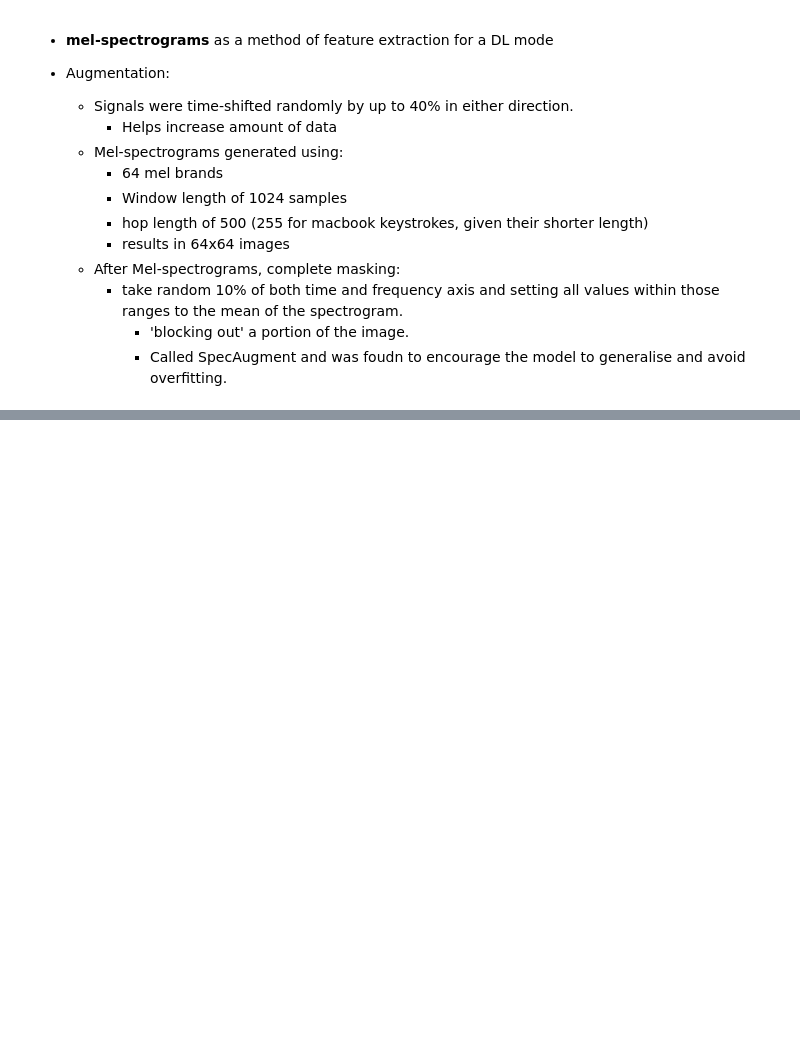
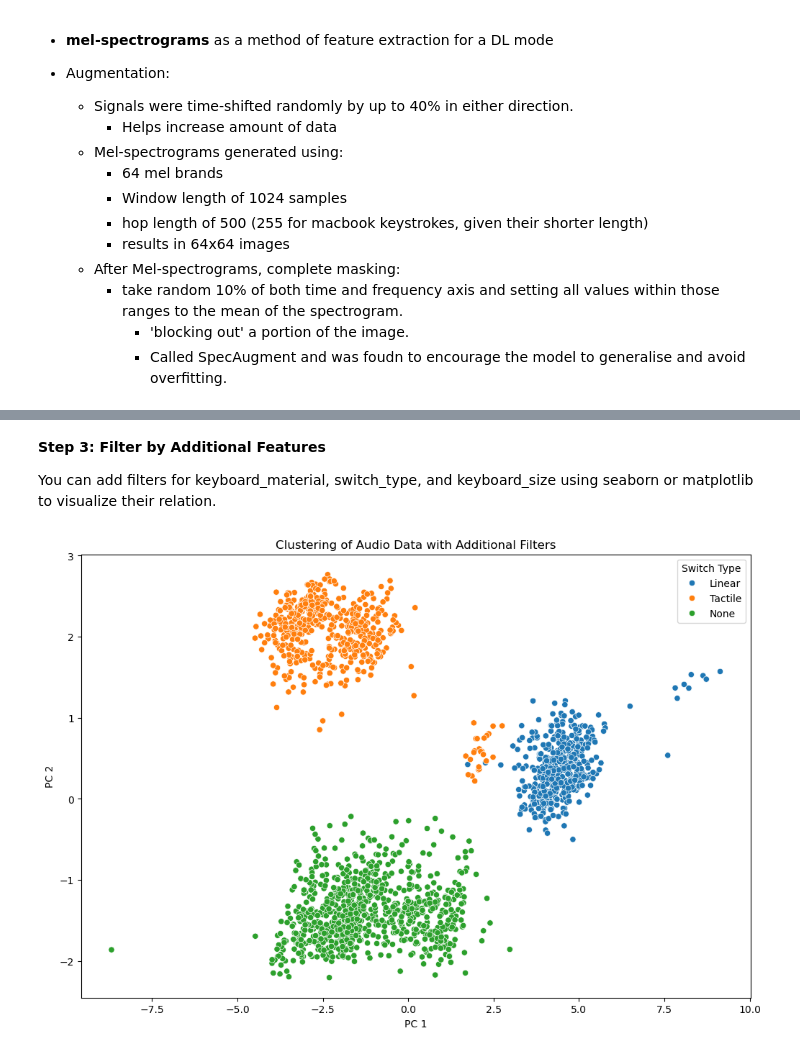
Before and after one commit to bsaleh524/keyboard_recorder, a Jupyter notebook: preprocessing/preprocess_for_data.ipynb, the cells around one changed output, grey strips where cells are left out. Cells and saved outputs as stored; diff of their text form; code cells hidden in the pictures; blank space fills up the shorter version.

```diff
--- a/preprocessing/preprocess_for_data.ipynb
+++ b/preprocessing/preprocess_for_data.ipynb
@@ -582,0 +576,15 @@ Sound:
+# %% [markdown]
+**Step 3: Filter by Additional Features**
+
+You can add filters for keyboard_material, switch_type, and keyboard_size using seaborn or matplotlib to visualize their relation.
+# %%
+# Filtered Scatter Plot
+plt.figure(figsize=(12, 8))
+sns.scatterplot(x=features_pca[:, 0], y=features_pca[:, 1], hue=dataviz_df['switch_type']) #, style=dataviz_df['keyboard_material'])
+plt.title('Clustering of Audio Data with Additional Filters')
+plt.xlabel('PC 1')
+plt.ylabel('PC 2')
+plt.legend(title='Switch Type')
+plt.show()
+# %% [output]
+[figure, added]
```
Also changed, not shown: parts of 24 cells of this notebook, 1 other file.
